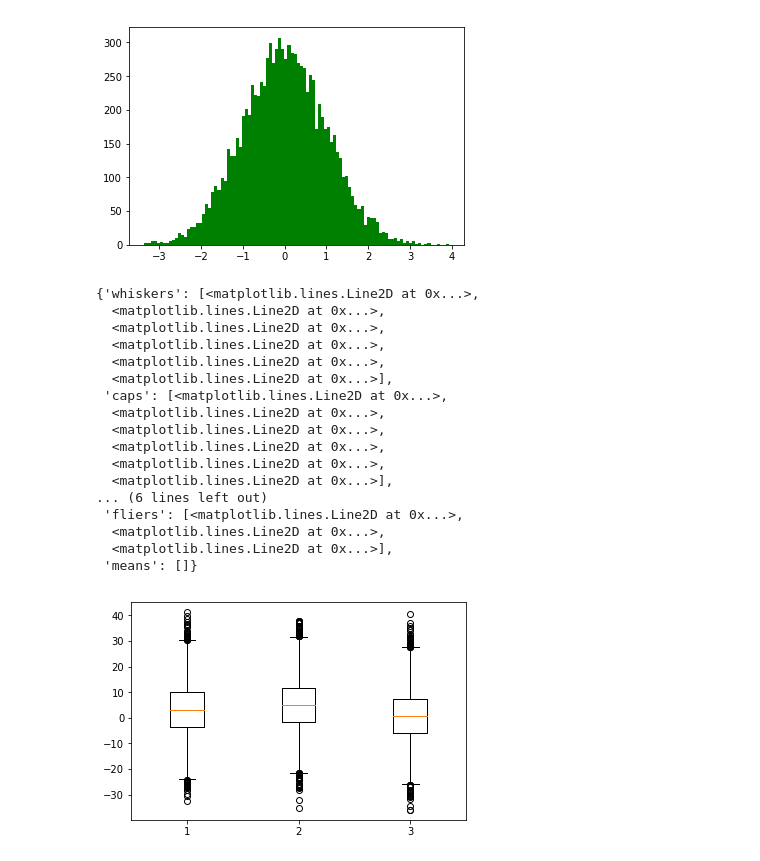
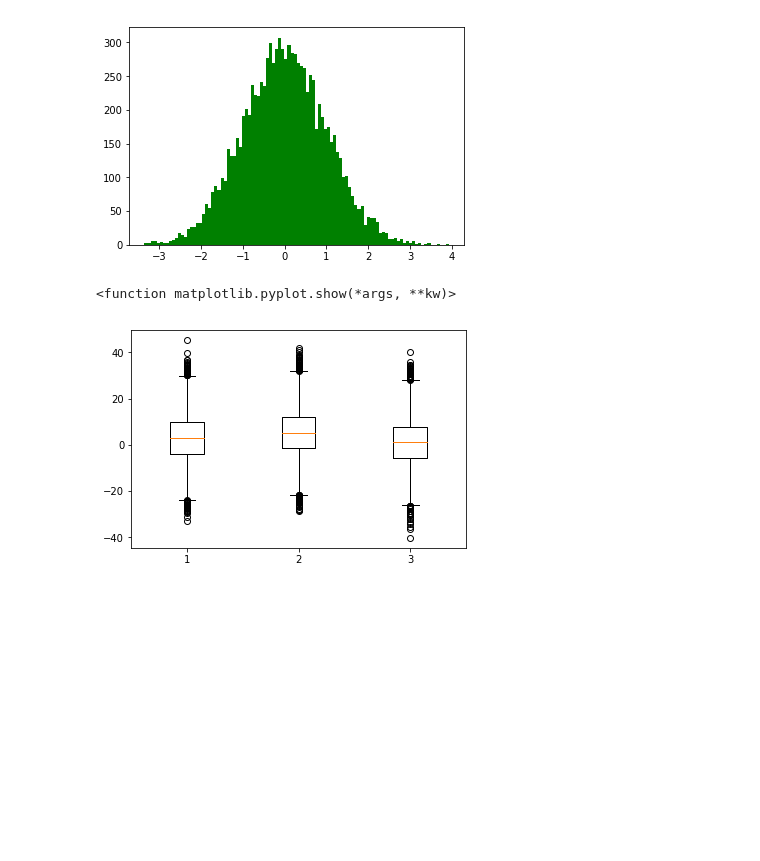
Before and after one commit to mkyu0917/Numpy, a Jupyter notebook: pandas_basic.ipynb, the cells around one changed output. Saved outputs shown, nothing was run; the diff lists cells and outputs as text; code cells hidden in the pictures; blank space fills up the shorter version.

```diff
--- a/Pandas_basic.ipynb
+++ b/pandas_basic.ipynb
@@ -464,25 +464,9 @@ plt.show()
 # %%
 x = np.random.randn(10000)*10+3
 y = np.random.randn(10000)*10+5
 z = np.random.randn(10000)*10+1
 plt.boxplot([x,y,z],0) #x, y, z 박스플롯 생성
-plt.show()
+plt.show
 # %% [output]
-{'whiskers': [<matplotlib.lines.Line2D at 0x...>,
-  <matplotlib.lines.Line2D at 0x...>,
-  <matplotlib.lines.Line2D at 0x...>,
-  <matplotlib.lines.Line2D at 0x...>,
-  <matplotlib.lines.Line2D at 0x...>,
-  <matplotlib.lines.Line2D at 0x...>],
- 'caps': [<matplotlib.lines.Line2D at 0x...>,
-  <matplotlib.lines.Line2D at 0x...>,
-  <matplotlib.lines.Line2D at 0x...>,
-  <matplotlib.lines.Line2D at 0x...>,
-  <matplotlib.lines.Line2D at 0x...>,
-  <matplotlib.lines.Line2D at 0x...>],
-... (6 lines left out)
- 'fliers': [<matplotlib.lines.Line2D at 0x...>,
-  <matplotlib.lines.Line2D at 0x...>,
-  <matplotlib.lines.Line2D at 0x...>],
- 'means': []}
+<function matplotlib.pyplot.show(*args, **kw)>
-[figure, old version]
+[figure, new version]
```
